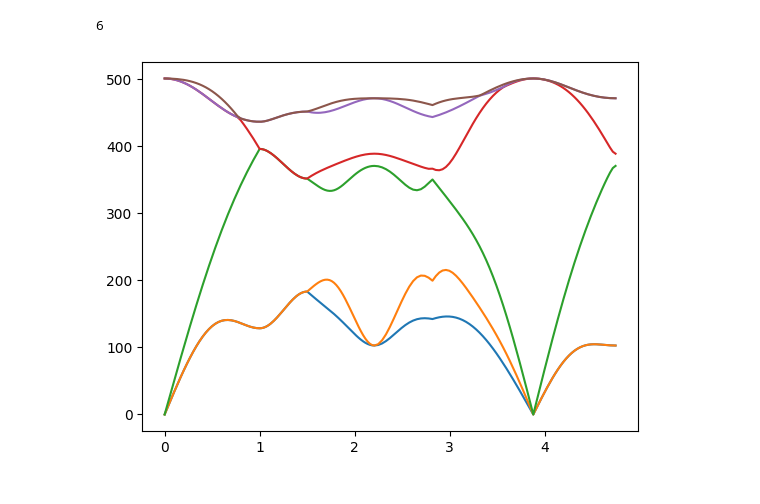
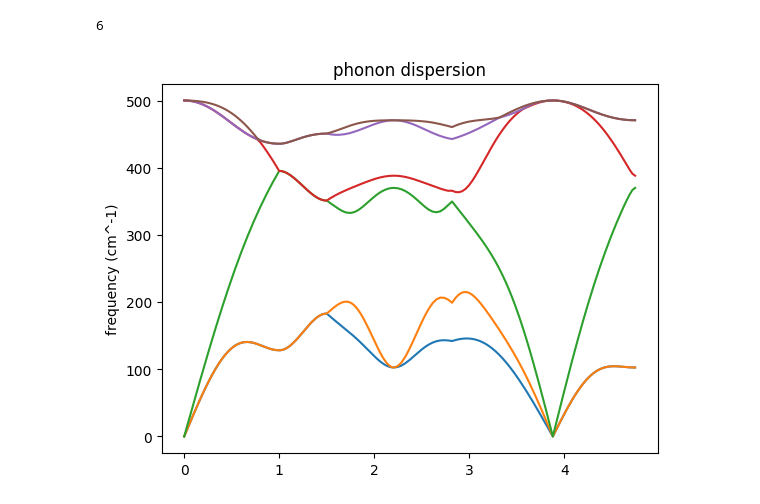
Before and after one commit to eminamitani/DFT_on_Docker, a Jupyter notebook: sample6-Si-phonon/plotband.ipynb, the cells around one changed output. Saved outputs shown, nothing was run; the diff lists cells and outputs as text; code cells hidden in the pictures.

```diff
--- a/sample6-Si-phonon/plotband.ipynb
+++ b/sample6-Si-phonon/plotband.ipynb
@@ -12,5 +12,10 @@ nmodes
 # %%
 for mode in range(nmodes):
     plt.plot(freq[:,0],freq[:,mode+1],label='mode %d'%(mode+1))
+
+plt.title('phonon dispersion')
+plt.ylabel('frequency (cm^-1)')
+
+plt.savefig('phonon_dispersion.png',dpi=600)
 # %% [output]
-[figure, old version]
+[figure, new version]
```
